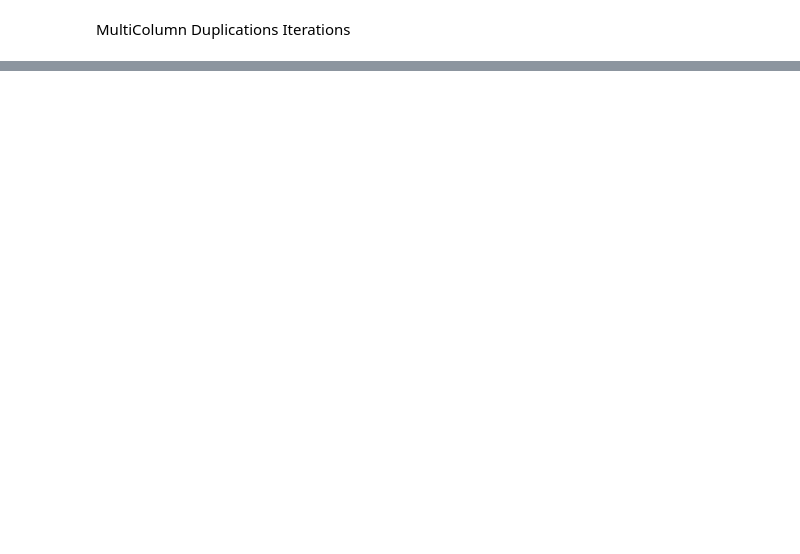
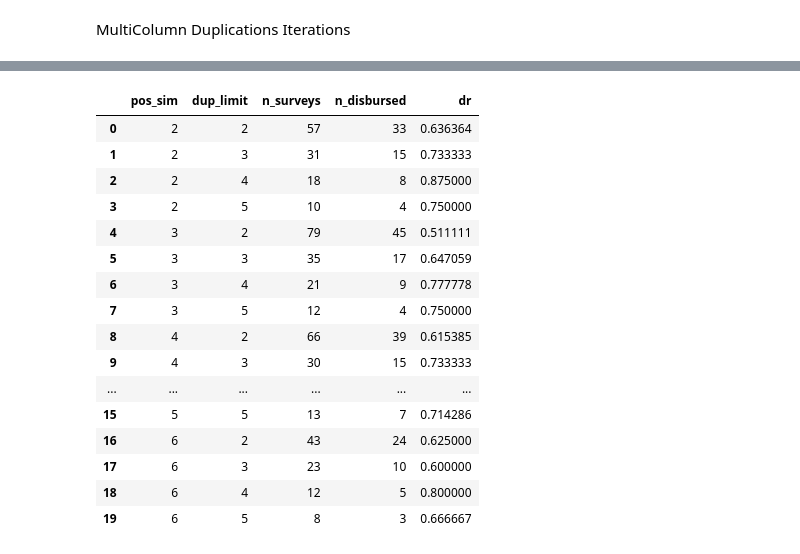
Before and after one commit to missjossy/Data-Research-Code, a Jupyter notebook: fraud/notebooks/simulation.ipynb, the cells around one changed output, grey strips where cells are left out. Cells and saved outputs as stored; diff of their text form; code cells hidden in the pictures; blank space fills up the shorter version.

```diff
--- a/fraud/notebooks/simulation.ipynb
+++ b/fraud/notebooks/simulation.ipynb
@@ -118,0 +133,14 @@ for i in range(3, 6):
+# %%
+#iterating over range for dup threshold
+records = []
+for i in range(2, 6):
+    output = defaultdict(list)
+    res = lev_win_multi(df, 15, 3, 4, i)
+    output['dup_limit'] = i
+    output['n_surveys'] = res['CLIENT_ID'].count()
+    output['n_disbursed'] = res['DISBURSED'].sum()
+    output['dr'] = res['DR1'].sum()/res['DISBURSED'].sum()
+    records.append(output)
+
+output5 = pd.DataFrame(records)
+output5
@@ -118,0 +153,15 @@ for i in range(3, 6):
+# %%
+#iterating over range for position similarity
+records = []
+for i in range(2, 7):
+    output = defaultdict(list)
+    res = lev_win_multi(df, 15, 3, i, 2)
+    output['dup_limit'] = i
+    output['n_surveys'] = res['CLIENT_ID'].count()
+    output['n_disbursed'] = res['DISBURSED'].sum()
+    output['dr'] = res['DR1'].sum()/res['DISBURSED'].sum()
+    records.append(output)
+
+
+output6 = pd.DataFrame(records)
+output6
@@ -118,0 +175,34 @@ for i in range(3, 6):
+# %%
+records = []
+for i in range(2, 7):
+    for j in range(2,6):
+        output = defaultdict(list)
+        res = lev_win_multi(df, 15, 3, i, j)
+        output['pos_sim'] = i
+        output['dup_limit'] = j
+        output['n_surveys'] = res['CLIENT_ID'].count()
+        output['n_disbursed'] = res['DISBURSED'].sum()
+        output['dr'] = res['DR1'].sum()/res['DISBURSED'].sum()
+        records.append(output)
+
+
+output7 = pd.DataFrame(records)
+output7
+# %% [output]
+|  | pos_sim | dup_limit | n_surveys | n_disbursed | dr |
+| 0 | 2 | 2 | 57 | 33 | 0.636364 |
+| 1 | 2 | 3 | 31 | 15 | 0.733333 |
+| 2 | 2 | 4 | 18 | 8 | 0.875000 |
+| 3 | 2 | 5 | 10 | 4 | 0.750000 |
+| 4 | 3 | 2 | 79 | 45 | 0.511111 |
+| 5 | 3 | 3 | 35 | 17 | 0.647059 |
+| 6 | 3 | 4 | 21 | 9 | 0.777778 |
+| 7 | 3 | 5 | 12 | 4 | 0.750000 |
+| 8 | 4 | 2 | 66 | 39 | 0.615385 |
+| 9 | 4 | 3 | 30 | 15 | 0.733333 |
+| ... | ... | ... | ... | ... | ... |
+| 15 | 5 | 5 | 13 | 7 | 0.714286 |
+| 16 | 6 | 2 | 43 | 24 | 0.625000 |
+| 17 | 6 | 3 | 23 | 10 | 0.600000 |
+| 18 | 6 | 4 | 12 | 5 | 0.800000 |
+| 19 | 6 | 5 | 8 | 3 | 0.666667 |
```
Also changed, not shown: parts of 10 cells of this notebook, 1 other file.
